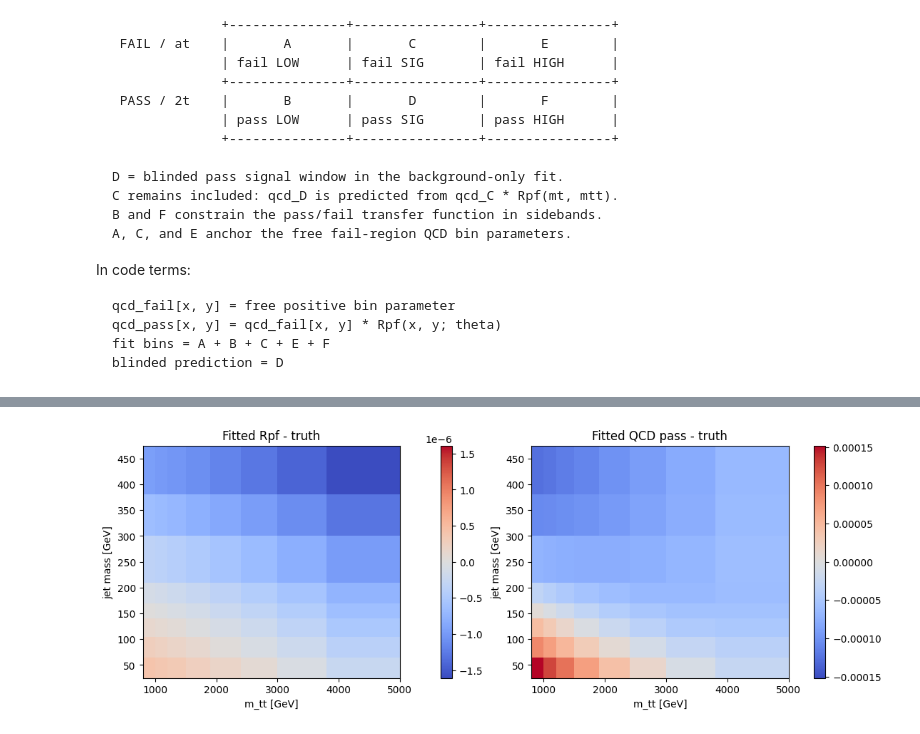
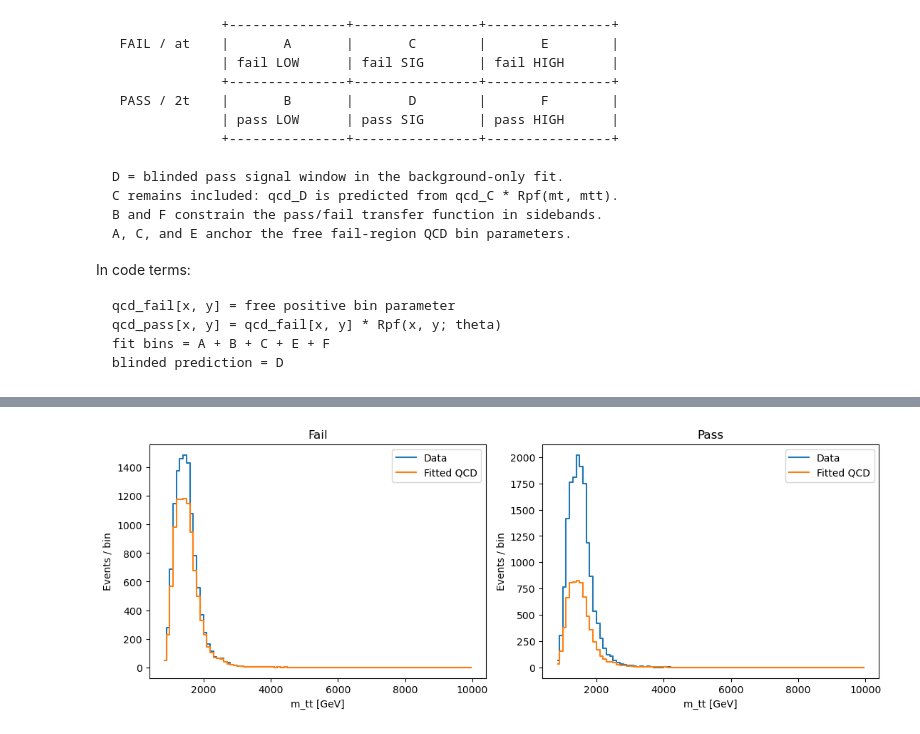
Before and after one commit to hayfasfar/TTbarHadronicSkimmer, a Jupyter notebook: notebooks/twodalphabet_py_demo.ipynb, the cells around one changed output, grey strips where cells are left out. Cells and saved outputs as stored; diff of their text form; code cells hidden in the pictures.

```diff
--- a/notebooks/twodalphabet_py_demo.ipynb
+++ b/notebooks/twodalphabet_py_demo.ipynb
@@ -205,23 +130,17 @@ plt.show()
-# %%
-fig, axes = plt.subplots(1, 2, figsize=(11, 4), constrained_layout=True)
-for ax, values, title in [
-    (axes[0], fit.rpf - data["rpf_truth"], "Fitted Rpf - truth"),
-    (axes[1], fit.qcd_pass - data["qcd_pass_truth"], "Fitted QCD pass - truth"),
-]:
-    vmax = np.max(np.abs(values))
-    mesh = ax.pcolormesh(
-        data["y_edges"],
-        data["x_edges"],
-        values,
-        shading="auto",
-        cmap="coolwarm",
-        vmin=-vmax,
-        vmax=vmax,
-    )
-    ax.set_title(title)
-    ax.set_xlabel("m_tt [GeV]")
-    ax.set_ylabel("jet mass [GeV]")
-    fig.colorbar(mesh, ax=ax)
-plt.show()
-# %% [output]
-[figure, removed]
+# %%
+mtt_centers = 0.5 * (y_edges[:-1] + y_edges[1:])
+
+fig, (ax_fail, ax_pass) = plt.subplots(1, 2, figsize=(11, 4), constrained_layout=True)
+for ax, data_2d, qcd_2d, title in [
+    (ax_fail, inputs.data_fail.values, fit.qcd_fail, "Fail"),
+    (ax_pass, inputs.data_pass.values, fit.qcd_pass, "Pass"),
+]:
+    ax.step(mtt_centers, data_2d.sum(axis=0), where="mid", label="Data")
+    ax.step(mtt_centers, qcd_2d.sum(axis=0),  where="mid", label="Fitted QCD")
+    ax.set_xlabel("m_tt [GeV]")
+    ax.set_ylabel("Events / bin")
+    ax.set_title(title)
+    ax.legend()
+plt.show()
+# %% [output]
+[figure, added]
```
Also changed, not shown: parts of 8 cells of this notebook, 4 other files.
